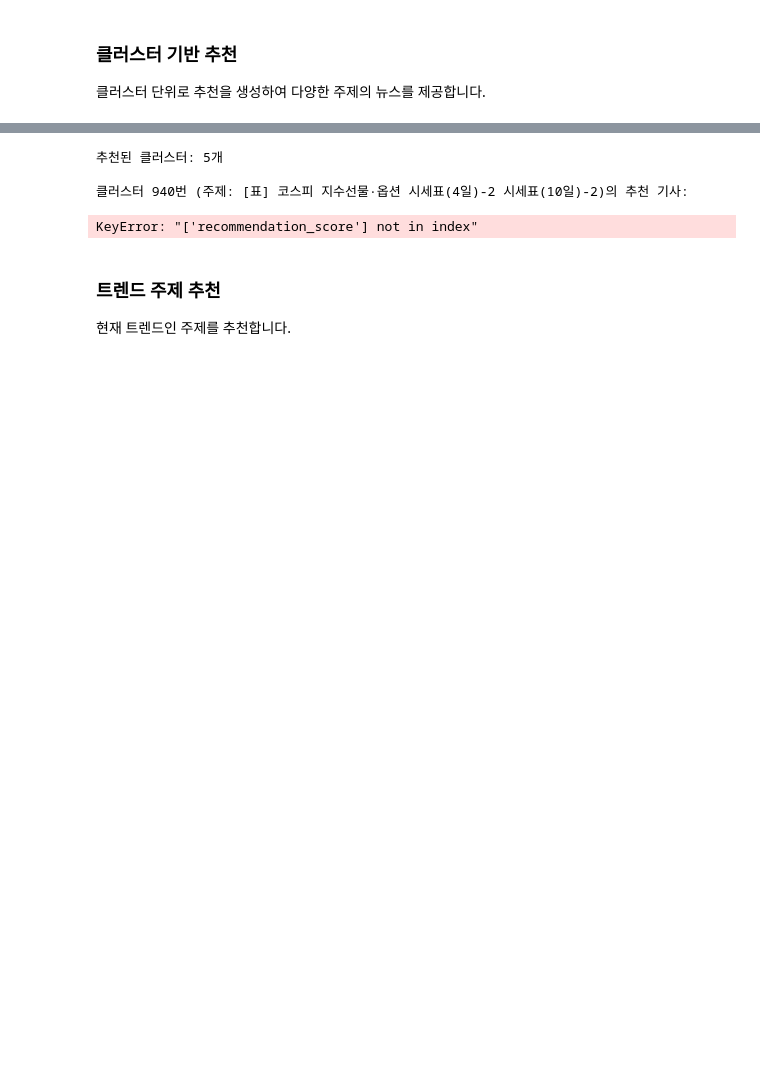
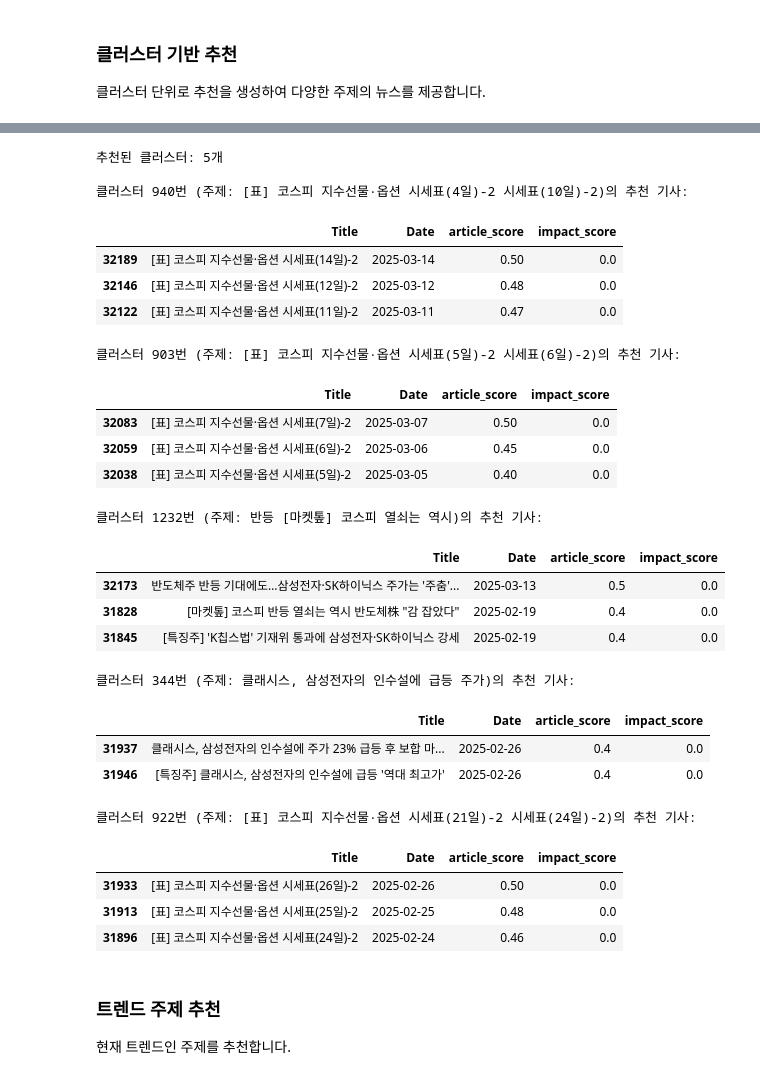
Before and after one commit to Kororu-lab/CLEAR, a Jupyter notebook: CLEAR_demo.ipynb, the cells around one changed output, grey strips where cells are left out. Cells and saved outputs as stored; diff of their text form; code cells hidden in the pictures; blank space fills up the shorter version.

```diff
--- a/CLEAR_demo.ipynb
+++ b/CLEAR_demo.ipynb
@@ -480,7 +480,7 @@ Name: cluster_topic, dtype: object
 # 트렌드 클러스터 식별
 trending_clusters = news_clustering.get_trending_clusters(
     clustered_df,
-    timeframe_hours=24,
+    timeframe_hours=168,
     min_articles=2
 )
 
@@ -741,5 +757,5 @@ print(f"추천된 클러스터: {len(top_clusters)}개")
 for cluster_id, cluster_df in top_clusters.items():
     cluster_topic = cluster_df['cluster_topic'].iloc[0]
     print(f"\n클러스터 {cluster_id}번 (주제: {cluster_topic})의 추천 기사:")
-    display(cluster_df[['Title', 'Date', 'recommendation_score', 'impact_score']].head(3))
+    display(cluster_df[['Title', 'Date', 'article_score', 'impact_score']].head(3))
 # %% [output]
@@ -749,7 +765,29 @@ for cluster_id, cluster_df in top_clusters.items():
 추천된 클러스터: 5개
 
 클러스터 940번 (주제: [표] 코스피 지수선물·옵션 시세표(4일)-2 시세표(10일)-2)의 추천 기사:
+|  | Title | Date | article_score | impact_score |
+| 32189 | [표] 코스피 지수선물·옵션 시세표(14일)-2 | 2025-03-14 | 0.50 | 0.0 |
+| 32146 | [표] 코스피 지수선물·옵션 시세표(12일)-2 | 2025-03-12 | 0.48 | 0.0 |
+| 32122 | [표] 코스피 지수선물·옵션 시세표(11일)-2 | 2025-03-11 | 0.47 | 0.0 |
-KeyError: "['recommendation_score'] not in index"
+클러스터 903번 (주제: [표] 코스피 지수선물·옵션 시세표(5일)-2 시세표(6일)-2)의 추천 기사:
+|  | Title | Date | article_score | impact_score |
+| 32083 | [표] 코스피 지수선물·옵션 시세표(7일)-2 | 2025-03-07 | 0.50 | 0.0 |
+| 32059 | [표] 코스피 지수선물·옵션 시세표(6일)-2 | 2025-03-06 | 0.45 | 0.0 |
+| 32038 | [표] 코스피 지수선물·옵션 시세표(5일)-2 | 2025-03-05 | 0.40 | 0.0 |
+클러스터 1232번 (주제: 반등 [마켓톺] 코스피 열쇠는 역시)의 추천 기사:
+|  | Title | Date | article_score | impact_score |
+| 32173 | 반도체주 반등 기대에도…삼성전자·SK하이닉스 주가는 '주춤'... | 2025-03-13 | 0.5 | 0.0 |
+| 31828 | [마켓톺] 코스피 반등 열쇠는 역시 반도체株 "감 잡았다" | 2025-02-19 | 0.4 | 0.0 |
+| 31845 | [특징주] 'K칩스법' 기재위 통과에 삼성전자·SK하이닉스 강세 | 2025-02-19 | 0.4 | 0.0 |
+클러스터 344번 (주제: 클래시스, 삼성전자의 인수설에 급등 주가)의 추천 기사:
+|  | Title | Date | article_score | impact_score |
+| 31937 | 클래시스, 삼성전자의 인수설에 주가 23% 급등 후 보합 마... | 2025-02-26 | 0.4 | 0.0 |
+| 31946 | [특징주] 클래시스, 삼성전자의 인수설에 급등 '역대 최고가' | 2025-02-26 | 0.4 | 0.0 |
+클러스터 922번 (주제: [표] 코스피 지수선물·옵션 시세표(21일)-2 시세표(24일)-2)의 추천 기사:
+|  | Title | Date | article_score | impact_score |
+| 31933 | [표] 코스피 지수선물·옵션 시세표(26일)-2 | 2025-02-26 | 0.50 | 0.0 |
+| 31913 | [표] 코스피 지수선물·옵션 시세표(25일)-2 | 2025-02-25 | 0.48 | 0.0 |
+| 31896 | [표] 코스피 지수선물·옵션 시세표(24일)-2 | 2025-02-24 | 0.46 | 0.0 |
 # %% [markdown]
 ### 트렌드 주제 추천
 
```
Also changed, not shown: parts of 16 cells of this notebook, 1 other file.
